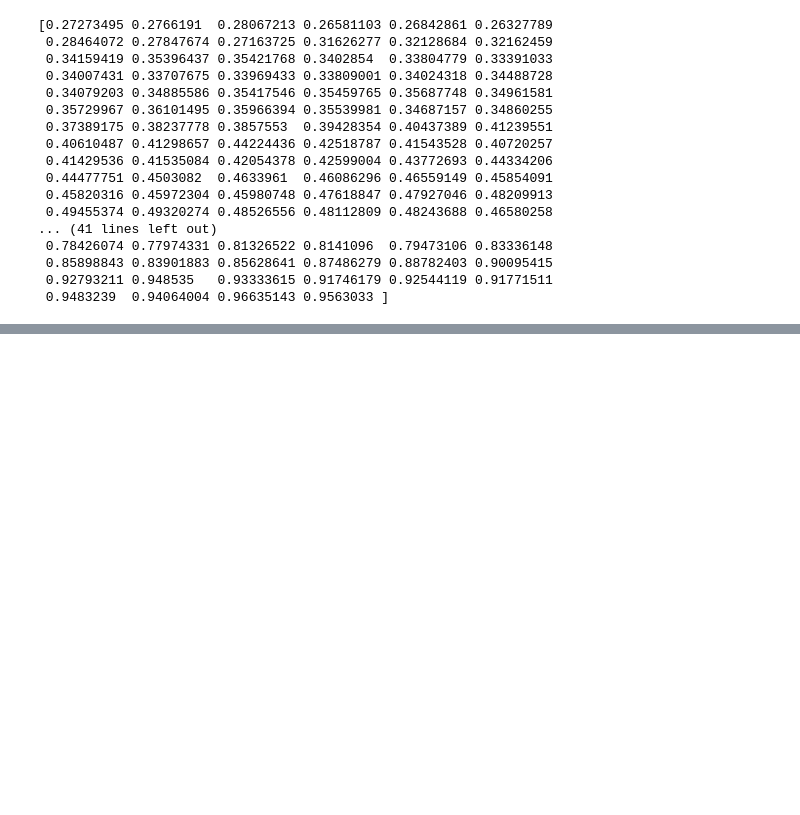
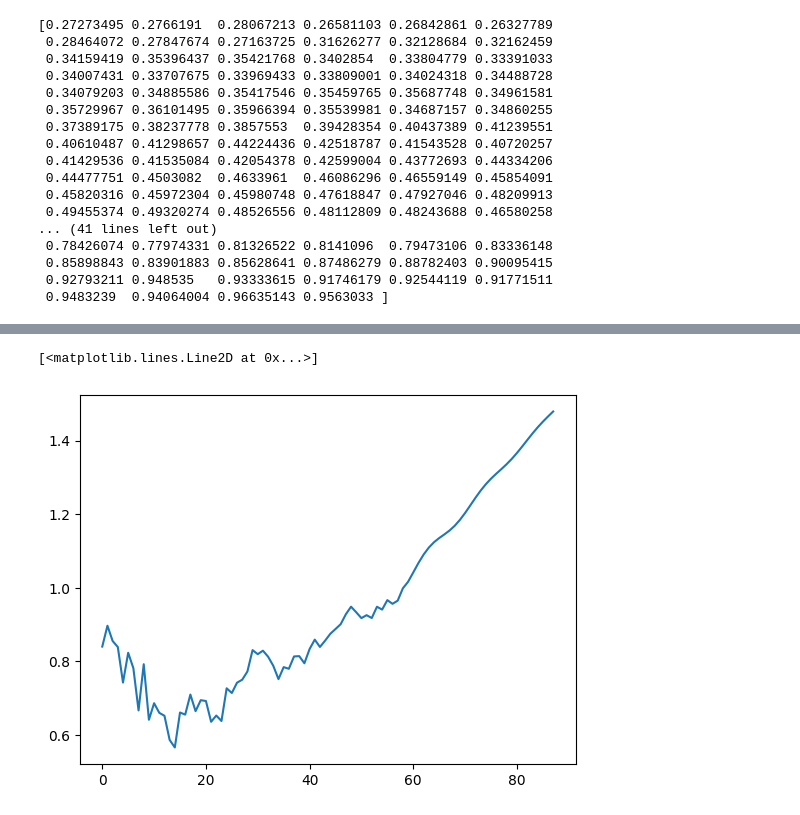
Before and after one commit to Nashra-Tazmeen/Stock-Price-Prediction-And-Forecasting-Using-Stacked-LSTM-, a Jupyter notebook: stock_price_prediction_and_forecasting.ipynb, the cells around one changed output, grey strips where cells are left out. Drawn from its saved outputs; the diff is of its cells as text; code cells hidden in the pictures; blank space fills up the shorter version.

```diff
--- a/stock_price_prediction_and_forecasting.ipynb
+++ b/stock_price_prediction_and_forecasting.ipynb
@@ -146,0 +380,7 @@ print(y_test)
+# %%
+df3=df1.tolist()
+df3.extend(lst_output)
+plt.plot(df3[1200:])
+# %% [output]
+[<matplotlib.lines.Line2D at 0x...>]
+[figure, added]
```
Also changed, not shown: parts of 26 cells of this notebook.
